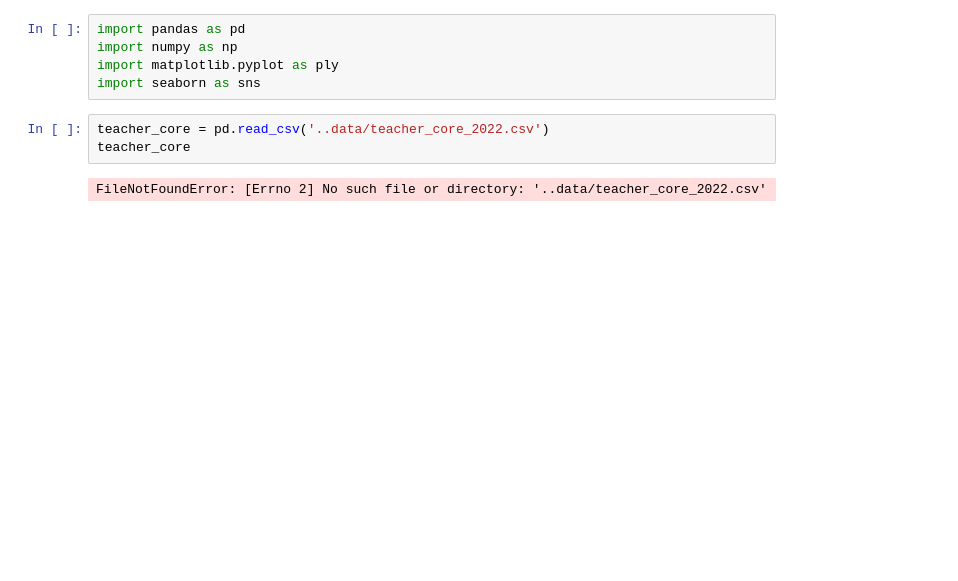
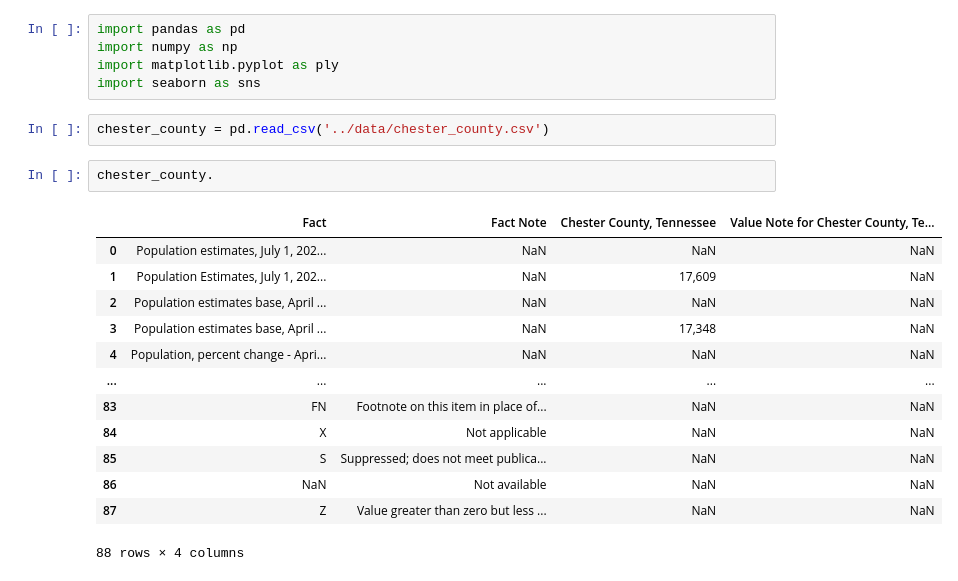
Before and after one commit to JenHall82/jen_capstone, a Jupyter notebook: notebooks/Untitled.ipynb, the cells around one changed output. Drawn from its saved outputs; the diff is of its cells as text; blank space fills up the shorter version.

```diff
--- a/notebooks/Untitled.ipynb
+++ b/notebooks/Untitled.ipynb
@@ -3,8 +3,21 @@ import pandas as pd
 import numpy as np
 import matplotlib.pyplot as ply
 import seaborn as sns
-# %%
-teacher_core = pd.read_csv('..data/teacher_core_2022.csv')
-teacher_core
-# %% [output]
-FileNotFoundError: [Errno 2] No such file or directory: '..data/teacher_core_2022.csv'
+# %%
+chester_county = pd.read_csv('../data/chester_county.csv')
+# %%
+chester_county.
+# %% [output]
+|  | Fact | Fact Note | Chester County, Tennessee | Value Note for Chester County, Te... |
+| 0 | Population estimates, July 1, 202... | NaN | NaN | NaN |
+| 1 | Population Estimates, July 1, 202... | NaN | 17,609 | NaN |
+| 2 | Population estimates base, April ... | NaN | NaN | NaN |
+| 3 | Population estimates base, April ... | NaN | 17,348 | NaN |
+| 4 | Population, percent change - Apri... | NaN | NaN | NaN |
+| ... | ... | ... | ... | ... |
+| 83 | FN | Footnote on this item in place of... | NaN | NaN |
+| 84 | X | Not applicable | NaN | NaN |
+| 85 | S | Suppressed; does not meet publica... | NaN | NaN |
+| 86 | NaN | Not available | NaN | NaN |
+| 87 | Z | Value greater than zero but less ... | NaN | NaN |
+88 rows × 4 columns
```
Also changed, not shown: 2 other files.
